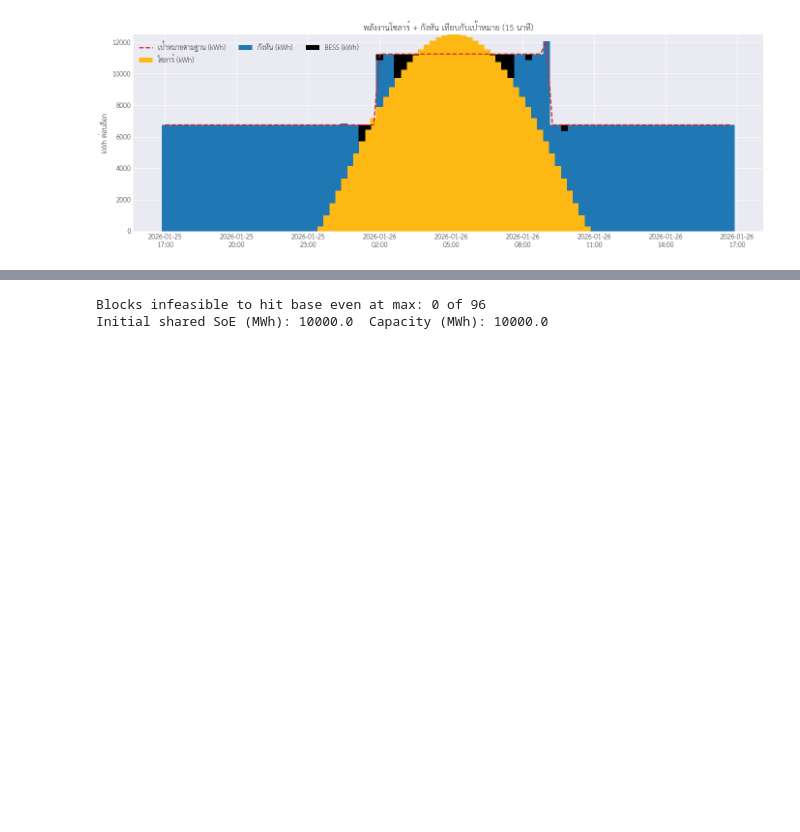
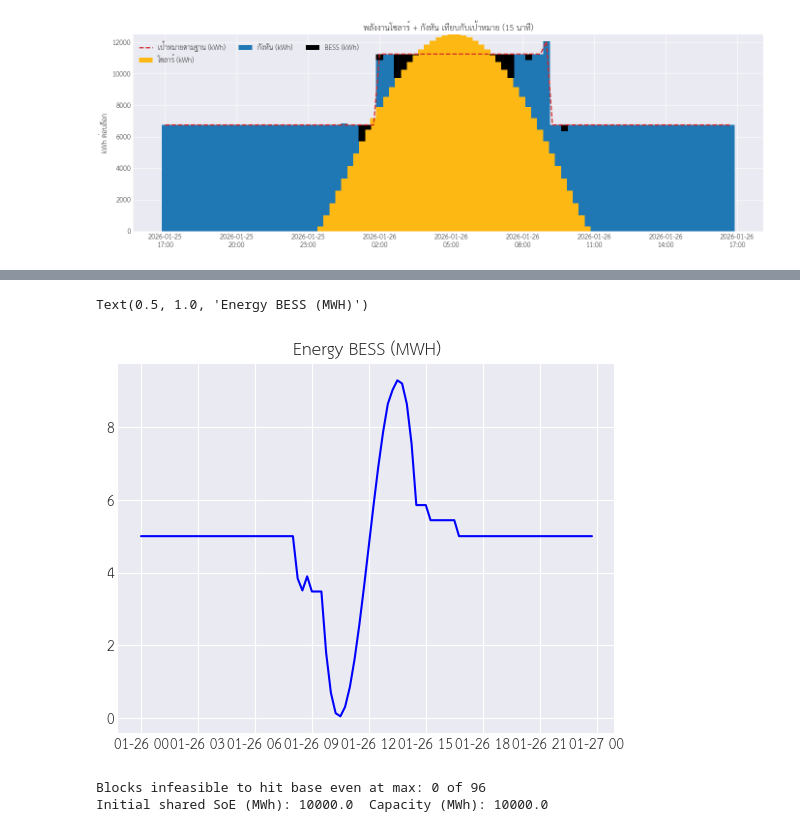
Before and after one commit to Mapraw/MPC_Solar_BESS, a Jupyter notebook: FEB_optimization5_Hydro-BESS-Solar.ipynb, the cells around one changed output, grey strips where cells are left out. Cells and saved outputs as stored; diff of their text form; code cells hidden in the pictures; blank space fills up the shorter version.

```diff
--- a/FEB_optimization5_Hydro-BESS-Solar.ipynb
+++ b/FEB_optimization5_Hydro-BESS-Solar.ipynb
@@ -477,3 +516,9 @@ else:
+# %%
+plt.plot(t, plot_df["E_bess_end_mwh"], label="E-BESS (MW)", color="blue", lw=1.5)
+plt.title("Energy BESS (MWH)")
+# %% [output]
+Text(0.5, 1.0, 'Energy BESS (MWH)')
+[figure, added]
 # %%
 ADJ = schedule_df["adjusted_flag"].astype(bool)
 need_meter_kwh = schedule_df["base_kwh"] / ADJUST_FACTOR
```
Also changed, not shown: parts of 6 cells of this notebook.
